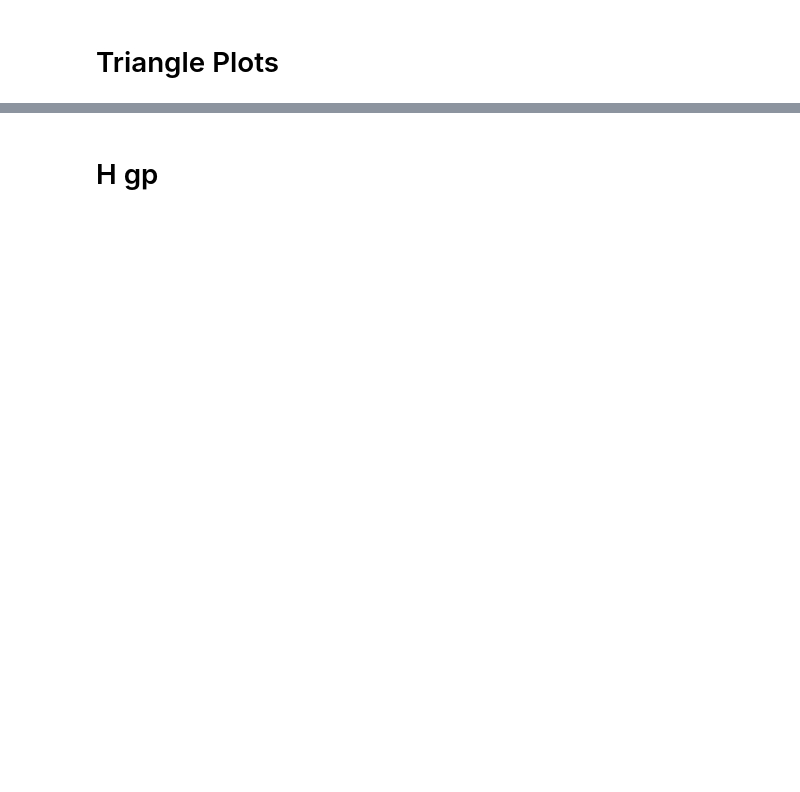
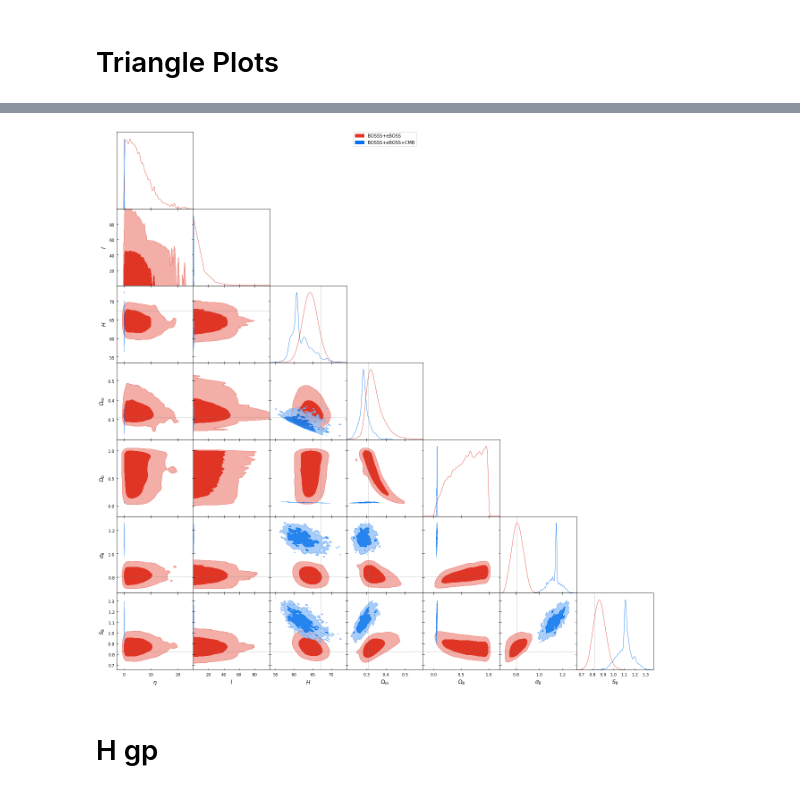
Before and after one commit to JaimeRZP/Growz, a Jupyter notebook: notebooks/plotting.ipynb, the cells around one changed output, grey strips where cells are left out. Saved outputs shown, nothing was run; the diff lists cells and outputs as text; code cells hidden in the pictures; blank space fills up the shorter version.

```diff
--- a/notebooks/plotting.ipynb
+++ b/notebooks/plotting.ipynb
@@ -178,5 +211,6 @@ See: https://matplotlib.org/users/legend_guide.html#creating-artists-specificall
 # %%
 g = plots.getSubplotPlotter(subplot_size=2.5)
-g.triangle_plot([DESI_samples, WFIRST_samples], filled=True,
+g.triangle_plot([BOSS_eBOSS_samples, BOSS_eBOSS_CMB_samples], filled=True,
                 markers={'H0':67.3, 'Omega_m':0.31, 's80': 0.806, 'S80': 0.819 ,'Df': 0.044})
 g.export('/mnt/c/Users/Jaime/Desktop/PhD/gp_figures/triangle_forecast.pdf')
+# %% [output]
@@ -183,3 +224,4 @@ g.export('/mnt/c/Users/Jaime/Desktop/PhD/gp_figures/triangle_forecast.pdf')
+[figure, added]
 # %% [markdown]
 # H gp
 # %%
```
Also changed, not shown: parts of 23 cells of this notebook, 5 other files.
